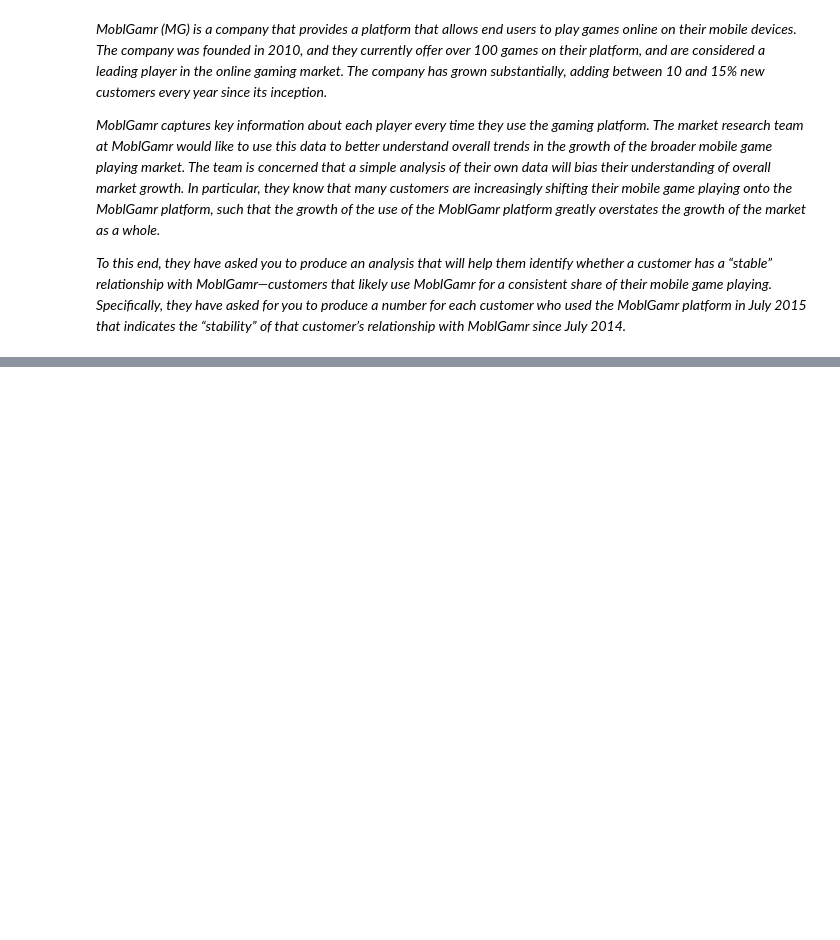
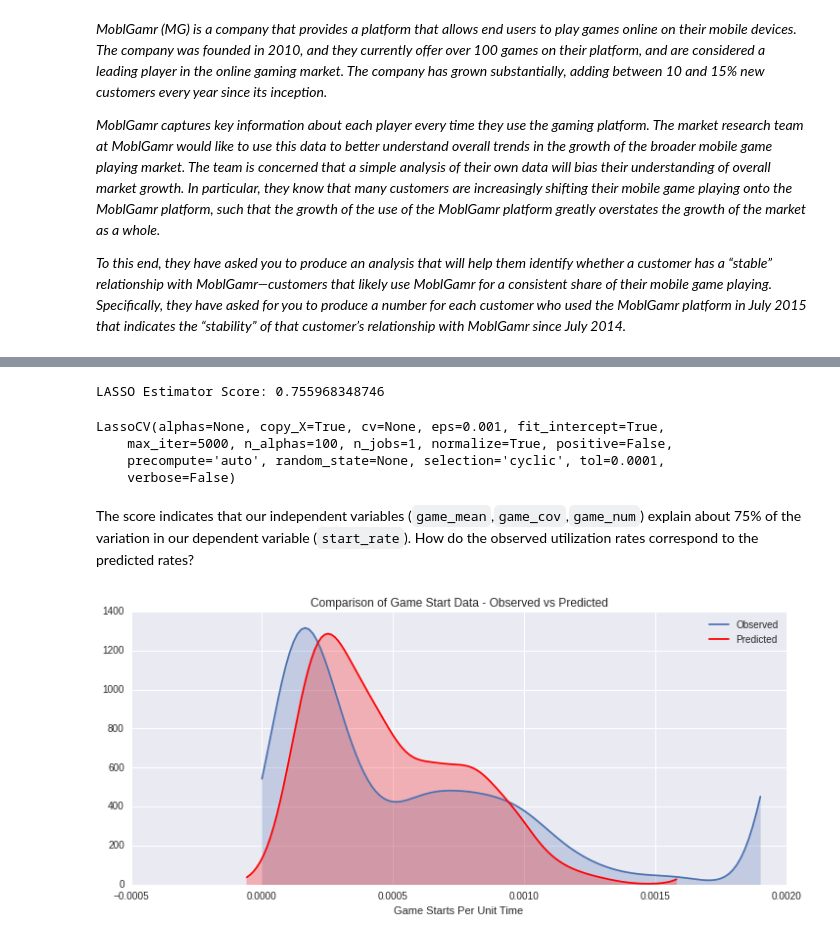
Before and after one commit to choct155/work_scratch, a Jupyter notebook: MoblGamr.ipynb, the cells around one changed output, grey strips where cells are left out. Cells and saved outputs as stored; diff of their text form; code cells hidden in the pictures; blank space fills up the shorter version.

```diff
--- a/MoblGamr.ipynb
+++ b/MoblGamr.ipynb
@@ -32,0 +269,42 @@ A good stability measure should facilitate this classification problem by captur
+# %%
+#Capture design and response arrays
+X_vars=['game_mean','game_cov','game_num']
+X=data_summ[X_vars].values
+y=data_summ['start_rate'].values
+
+#Initialize estimator
+lasso=linear_model.LassoCV(normalize=True,max_iter=5000)
+
+#Fit data
+lasso_fit=lasso.fit(X,y)
+
+#Associate coefficient estimates with variable names
+lasso_vars=pd.Series(lasso.coef_,index=X_vars)
+
+#Identify non-zero subset
+lassoCV_vars=lasso_vars[lasso_vars>0]
+
+print "LASSO Estimator Score:",lasso.score(X,y)
+
+lasso
+# %% [output]
+LASSO Estimator Score: 0.755968348746
+LassoCV(alphas=None, copy_X=True, cv=None, eps=0.001, fit_intercept=True,
+    max_iter=5000, n_alphas=100, n_jobs=1, normalize=True, positive=False,
+    precompute='auto', random_state=None, selection='cyclic', tol=0.0001,
+    verbose=False)
+# %% [markdown]
+The score indicates that our independent variables (`game_mean`,`game_cov`,`game_num`) explain about 75% of the variation in our dependent variable (`start_rate`).  How do the observed utilization rates correspond to the predicted rates?
+# %%
+#Generate plot object
+fig,ax=plt.subplots(figsize=(12,5))
+
+#Plot data
+sb.kdeplot(y,shade=True,label='Observed',cut=0)
+sb.kdeplot(lasso.predict(X),color='r',shade=True,label='Predicted',cut=0)
+
+#Set labels
+ax.set_xlabel('Game Starts Per Unit Time')
+ax.set_title('Comparison of Game Start Data - Observed vs Predicted');
+# %% [output]
+[figure, added]
```
Also changed, not shown: parts of 35 cells of this notebook, 3 other files.
